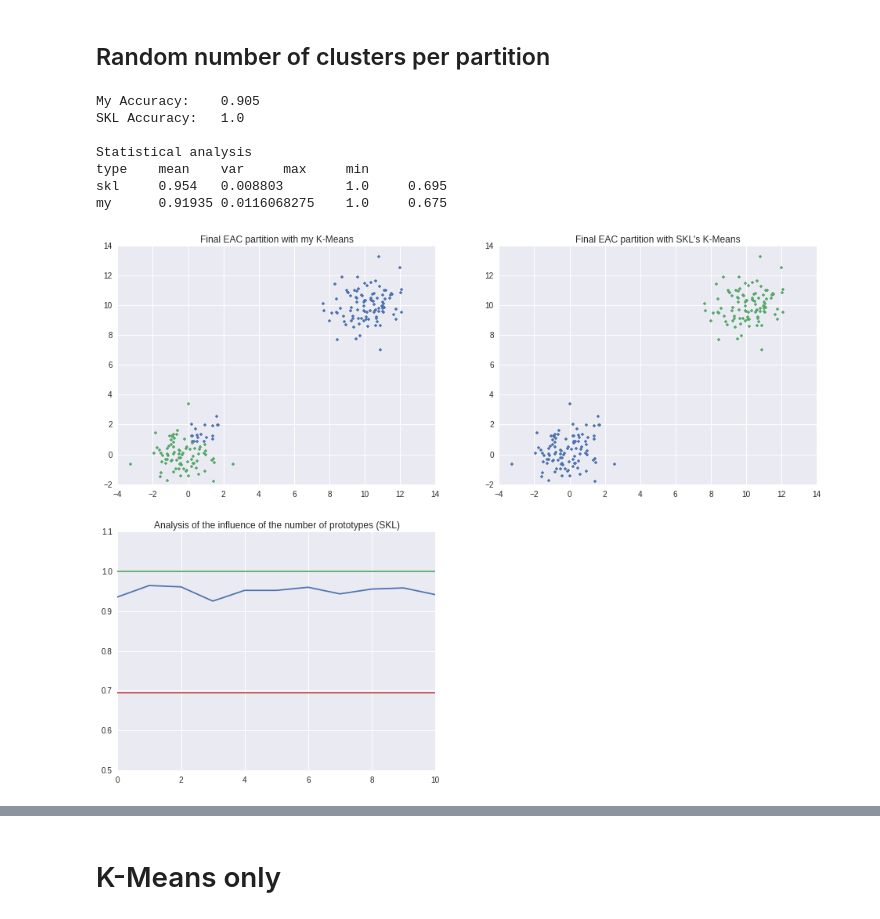
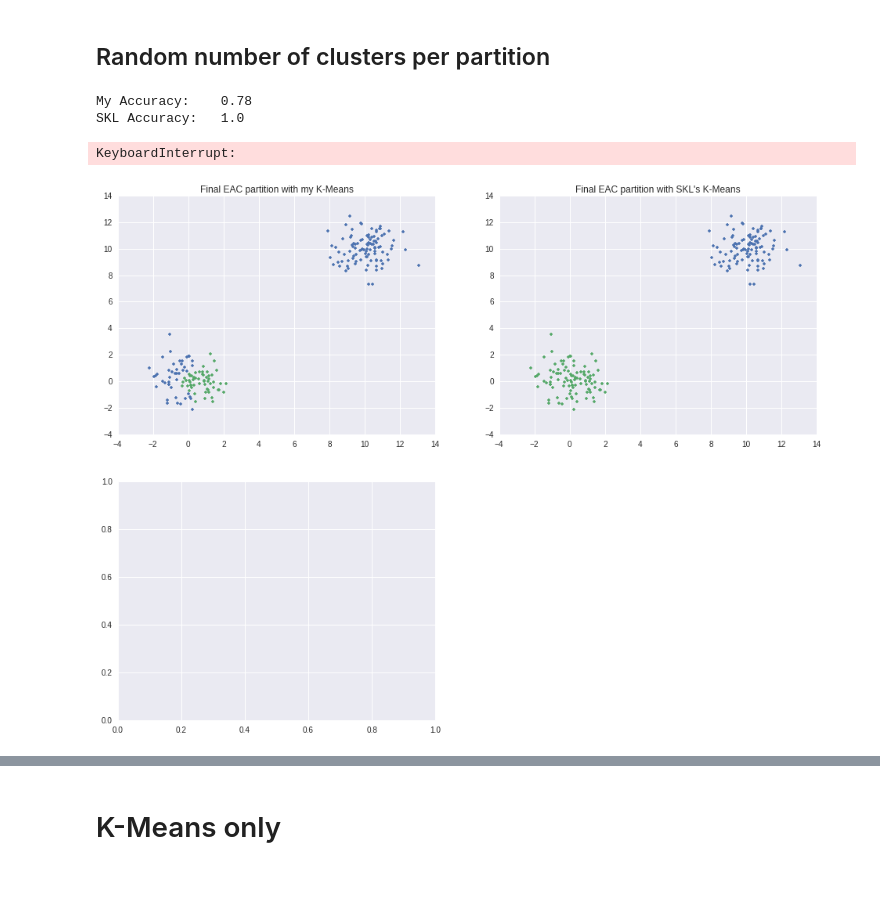
Before and after one commit to diogo-aos/QCThesis, a Jupyter notebook: notebooks/Sanity check - simplest cases.ipynb, the cells around one changed output, grey strips where cells are left out. Drawn from its saved outputs; the diff is of its cells as text; code cells hidden in the pictures; blank space fills up the shorter version.

```diff
--- a/notebooks/Sanity check - simplest cases.ipynb
+++ b/notebooks/Sanity check - simplest cases.ipynb
@@ -136,10 +199,11 @@ plt.plot(g2[:,0],g2[:,1],'.')
 ## Generate partitions, k=6,10,[4,25]
 # %%
 def formatPartition(partition):
-    nclusters=np.unique(partition).shape[0]
-    finalPartition=[list() for x in xrange(nclusters)]
-    for n,c in partition:
-        finalPartition[c].append(n)
+    clusters=np.unique(partition)
+    nclusters=clusters.size
+    finalPartition=[None]*nclusters
+    for c,l in clusters:
+        finalPartition[c] = np.where(clusters==l)
 
     return finalPartition
 
@@ -160,7 +224,7 @@ def generatePartitions(data,npartitions,nclusters,iters=3):
         if clusterRange:
             k = np.random.randint(min_ncluster,max_ncluster)
 
-        grouper = K_Means3.K_Means(nclusters=k, iters=iters, mode=mode, cuda_mem='manual',tol=1e-4,max_iters=300)
+        grouper = K_Means3.K_Means(n_clusters=k,mode=mode, cuda_mem='manual',tol=1e-4,max_iters=iters)
         grouper._centroid_mode = "index"
         grouper.fit(data)
         partitions.append(grouper.partition)
@@ -291,7 +359,7 @@ true_nclusters = np.unique(gt).shape[0]
 # cluster with my K-Means
 kmeans_mode = "numpy"
 
-grouper = K_Means3.K_Means(nclusters=true_nclusters, iters="converge", mode=kmeans_mode, cuda_mem='manual',tol=1e-4,max_iters=300)
+grouper = K_Means3.K_Means(n_clusters=true_nclusters, mode=kmeans_mode, cuda_mem='manual',tol=1e-4,max_iters=iters)
 grouper._centroid_mode = "index"
 grouper.fit(myEstimator._coassoc)
 
@@ -352,7 +420,8 @@ nprots=[5,20,40,60,80,100,120,140,160,180,200]
 
 results_k10=list()
 for n in nprots:
-    r=k_skl_analysis(partitions_used,files=False,ground_truth=gt,nprots=stat_nprots,rounds=100)
+    print '.',
+    r=k_analysis(partitions_used,files=False,ground_truth=gt,nprots=n,rounds=100)
     results_k10.append(r)
 
 mean_k10=[res[0] for res in results_k10]
@@ -388,8 +457,8 @@ true_nclusters = np.unique(gt).shape[0]
 # cluster with my K-Means
 kmeans_mode = "numpy"
 
-grouper = K_Means3.K_Means(nclusters=true_nclusters, iters="converge", mode=kmeans_mode, cuda_mem='manual',tol=1e-4,max_iters=300)
-grouper._centroid_mode = "index"
+grouper = K_Means3.K_Means(n_clusters=true_nclusters, mode=kmeans_mode, cuda_mem='manual',tol=1e-4,max_iters=iters)
+grouper._centroid_mode = "iter"
 grouper.fit(myEstimator._coassoc)
 
 # cluster with SKL K-Means
@@ -476,8 +545,8 @@ true_nclusters = np.unique(gt).shape[0]
 # cluster with my K-Means
 kmeans_mode = "numpy"
 
-grouper = K_Means3.K_Means(nclusters=true_nclusters, iters="converge", mode=kmeans_mode, cuda_mem='manual',tol=1e-4,max_iters=300)
-grouper._centroid_mode = "index"
+grouper = K_Means3.K_Means(n_clusters=true_nclusters, mode=kmeans_mode, cuda_mem='manual',tol=1e-4,max_iters=iters)
+grouper._centroid_mode = "iter"
 grouper.fit(myEstimator._coassoc)
 
 # cluster with SKL K-Means
@@ -511,39 +580,35 @@ for c in np.unique(gSKL.labels_):
 ax2EAC2.set_title("Final EAC partition with SKL's K-Means")
 
 nprots=[5,20,40,60,80,100,120,140,160,180,200]
 results_k6=list()
 for n in nprots:
     r=k_skl_analysis(partitions_used,files=False,ground_truth=gt,nprots=stat_nprots,rounds=100)
     results_k6.append(r)
 
 mean_k6=[res[0] for res in results_k6]
 var_k6=[res[1] for res in results_k6]
 best_k6=[res[2] for res in results_k6]
 worst_k6=[res[3] for res in results_k6]
 
 ax3EAC2.plot(mean_k6)
 ax3EAC2.plot(best_k6)
 ax3EAC2.plot(worst_k6)
 ax3EAC2.plot([0, 10], [0.5, 0.5], 'k-', lw=1)
 ax3EAC2.set_title("Analysis of the influence of the number of prototypes (SKL)")
 
 print "\nStatistical analysis"
 stat_nprots=nsamples
 print "{}\t{}\t{}\t{}\t{}".format("type","mean","var","max","min")
 print "skl \t",
 for metric in k_skl_analysis(partitions_used,files=False,ground_truth=gt,nprots=stat_nprots,rounds=100):
     print "{}\t".format(metric),
 print "\nmy  \t",
 for metric in k_analysis(partitions_used,files=False,ground_truth=gt,nprots=stat_nprots,iters="converge",rounds=100):
     print "{}\t".format(metric),
 # %% [output]
-My Accuracy:    0.905
+My Accuracy:    0.78
 SKL Accuracy:   1.0
-
-Statistical analysis
-type    mean    var     max     min
-skl     0.954   0.008803        1.0     0.695
-my      0.91935 0.0116068275    1.0     0.675
+KeyboardInterrupt:
-[figure, old version]
+[figure, new version]
 # %%
 plt.pcolor(myEstimator._coassoc)
```
Also changed, not shown: parts of 35 cells of this notebook, 4 other files.
